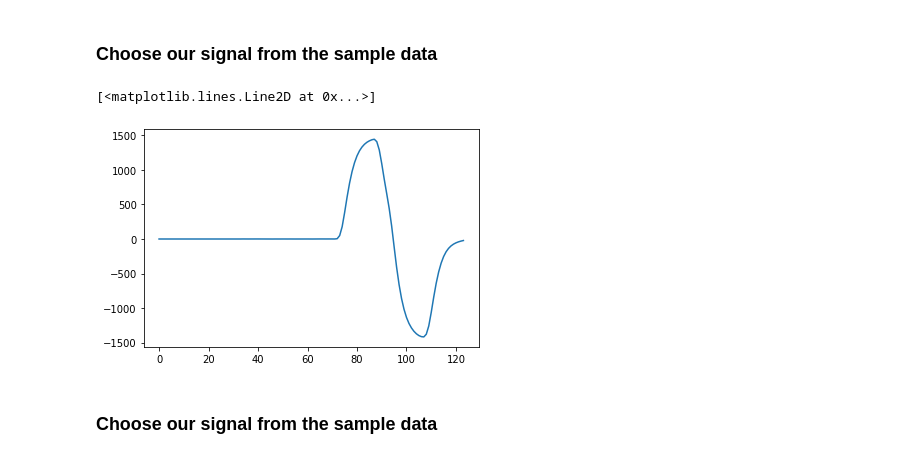
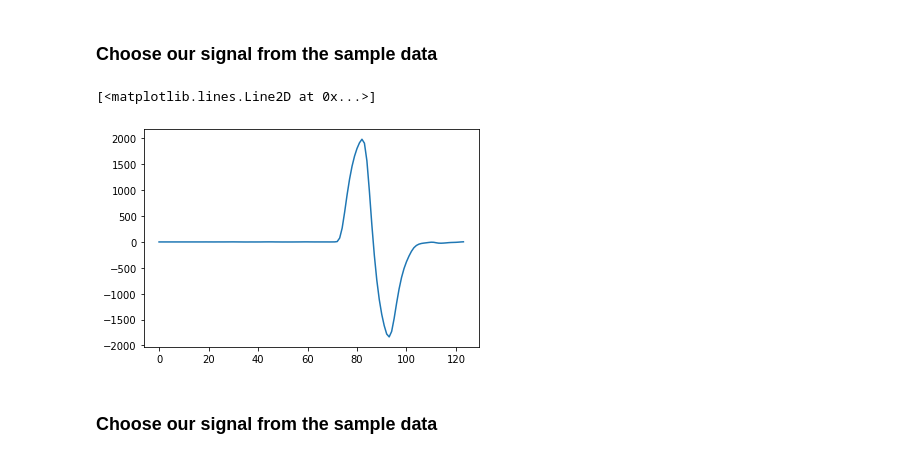
Before and after one commit to spaulaus/dsp_toolkit, a Jupyter notebook: docs/demo.ipynb, the cells around one changed output. Drawn from its saved outputs; the diff is of its cells as text; code cells hidden in the pictures.

```diff
--- a/docs/demo.ipynb
+++ b/docs/demo.ipynb
@@ -37,14 +37,14 @@ plt.plot(signal)
 ### Choose our signal from the sample data
 # %%
 
-trig_params = {"l": 15, "g": 5, "t": 10}
+trig_params = {"l": 10, "g": 0, "t": 10}
 triggers, trigger_filter = tf.calculate_trigger_filter(signal, trig_params['l'],
                                                     trig_params['g'], trig_params['t'])
 baseline = tf.calculate_baseline(signal, triggers[0], trig_params['l'])
 plt.plot(trigger_filter)
 # %% [output]
 [<matplotlib.lines.Line2D at 0x...>]
-[figure, old version]
+[figure, new version]
 # %% [markdown]
 ### Choose our signal from the sample data
 # %%
```
Also changed, not shown: parts of 1 cell of this notebook.
